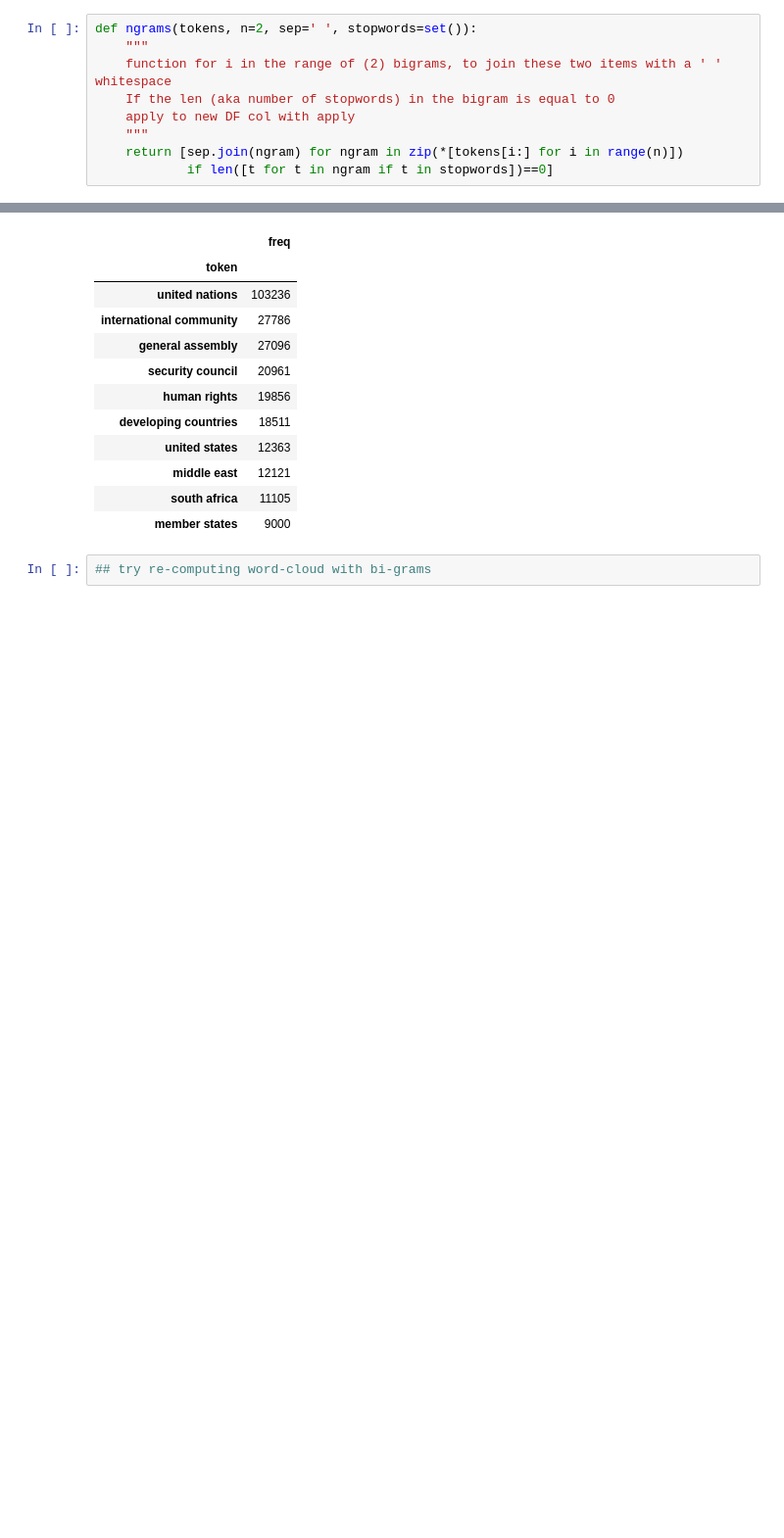
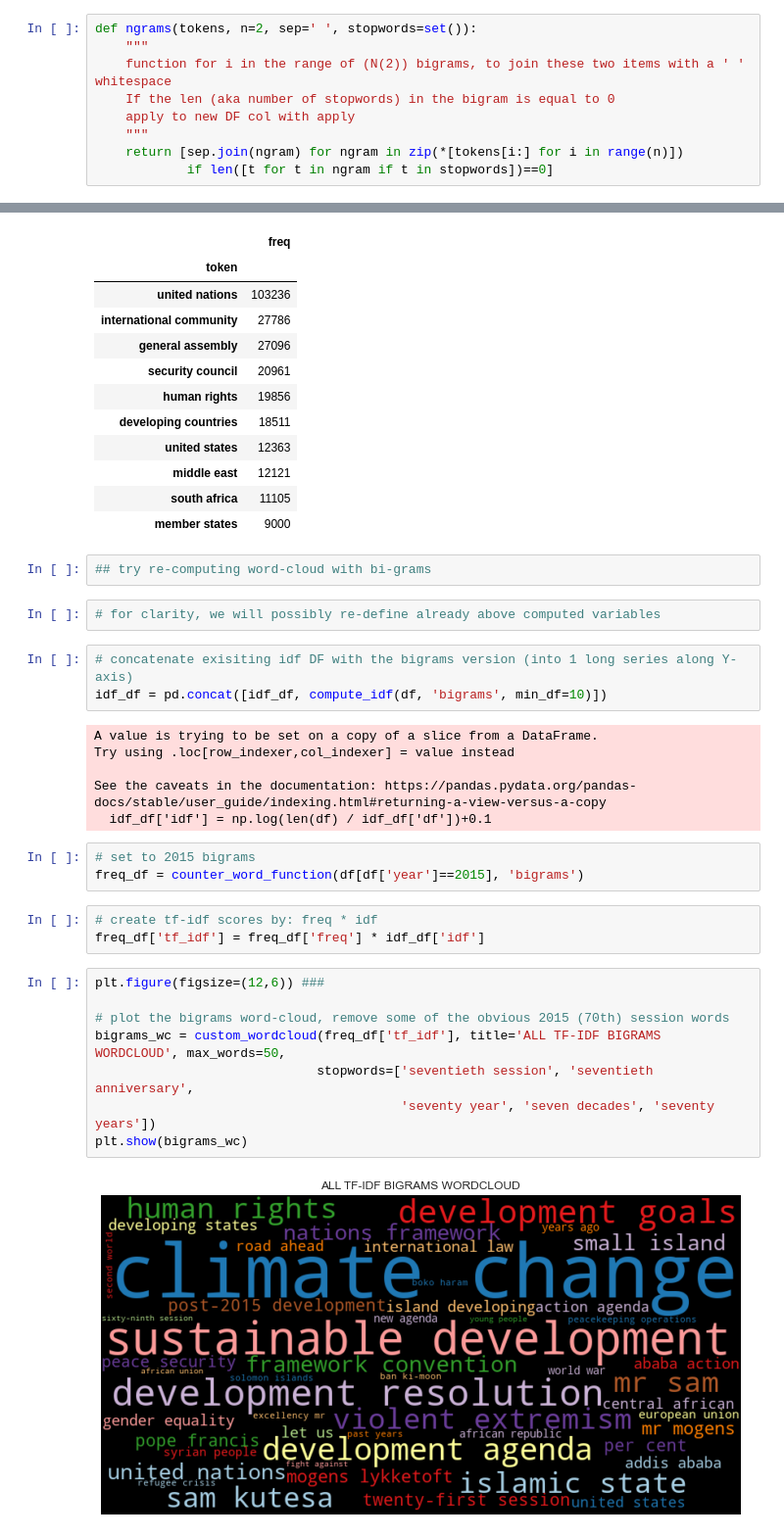
Before and after one commit to Jspano95/un_speeches_nlp_analysis, a Jupyter notebook: 2-UN-speeches-data-cleaning-and-tokenisation.ipynb, the cells around one changed output, grey strips where cells are left out. Shown at 98% size. Drawn from its saved outputs; the diff is of its cells as text; blank space fills up the shorter version.

```diff
--- a/2-UN-speeches-data-cleaning-and-tokenisation.ipynb
+++ b/2-UN-speeches-data-cleaning-and-tokenisation.ipynb
@@ -594,7 +596,7 @@ df.loc[df['text'].str.contains("the illegal annexation of Crimea and the continu
 # %%
 def ngrams(tokens, n=2, sep=' ', stopwords=set()):
     """
-    function for i in the range of (2) bigrams, to join these two items with a ' ' whitespace
+    function for i in the range of (N(2)) bigrams, to join these two items with a ' ' whitespace
     If the len (aka number of stopwords) in the bigram is equal to 0
     apply to new DF col with apply
     """
@@ -640,3 +643,30 @@ counter_word_function(df, 'bigrams').head(10)
 | member states | 9000 |
 # %%
 ## try re-computing word-cloud with bi-grams
+# %%
+# for clarity, we will possibly re-define already above computed variables
+# %%
+# concatenate exisiting idf DF with the bigrams version (into 1 long series along Y-axis)
+idf_df = pd.concat([idf_df, compute_idf(df, 'bigrams', min_df=10)])
+# %% [output]
+A value is trying to be set on a copy of a slice from a DataFrame.
+Try using .loc[row_indexer,col_indexer] = value instead
+
+See the caveats in the documentation: https://pandas.pydata.org/pandas-docs/stable/user_guide/indexing.html#returning-a-view-versus-a-copy
+  idf_df['idf'] = np.log(len(df) / idf_df['df'])+0.1
+# %%
+# set to 2015 bigrams
+freq_df = counter_word_function(df[df['year']==2015], 'bigrams')
+# %%
+# create tf-idf scores by: freq * idf
+freq_df['tf_idf'] = freq_df['freq'] * idf_df['idf']
+# %%
+plt.figure(figsize=(12,6)) ###
+
+# plot the bigrams word-cloud, remove some of the obvious 2015 (70th) session words
+bigrams_wc = custom_wordcloud(freq_df['tf_idf'], title='ALL TF-IDF BIGRAMS WORDCLOUD', max_words=50,
+                             stopwords=['seventieth session', 'seventieth anniversary',
+                                        'seventy year', 'seven decades', 'seventy years'])
+plt.show(bigrams_wc)
+# %% [output]
+[figure, added]
```
Also changed, not shown: parts of 23 cells of this notebook, 2 other files.
